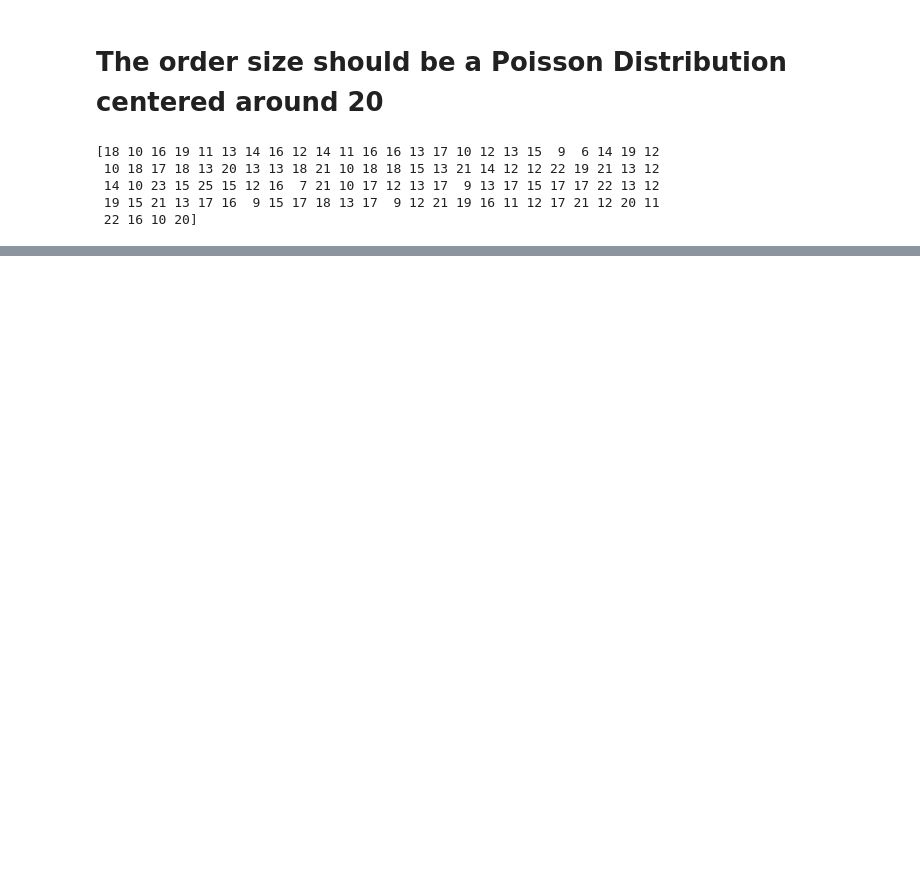
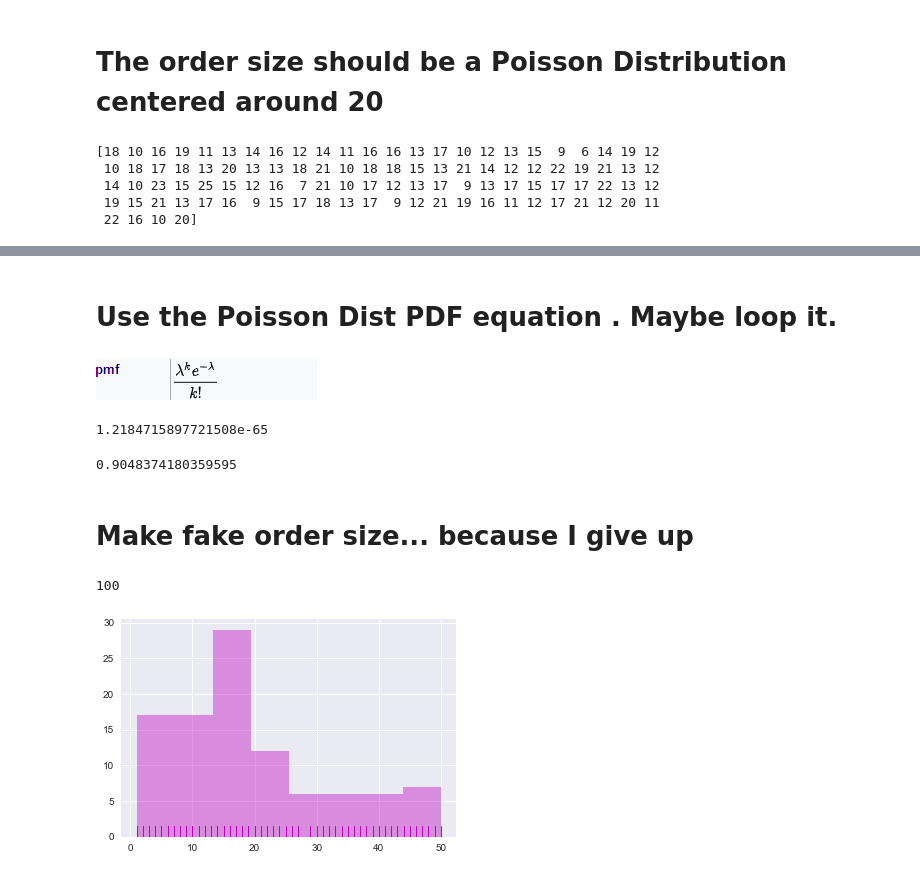
Before and after one commit to BigTerk/DSC541Lonovo, a Jupyter notebook: Lenovo.ipynb, the cells around one changed output, grey strips where cells are left out. Drawn from its saved outputs; the diff is of its cells as text; code cells hidden in the pictures; blank space fills up the shorter version.

```diff
--- a/Lenovo.ipynb
+++ b/Lenovo.ipynb
@@ -160,0 +231,30 @@ ax.set(xlabel='Poisson', ylabel='Frequency');
+# %% [markdown]
+# Use the Poisson Dist PDF equation .  Maybe loop it.
+# %% [markdown]
+![image.png](attachment:image.png)
+# %%
+lam = 5
+k = 50 #np.arange(1,50)
+p = ((lam^k)*np.exp(-lam)) / sc.special.factorial(k)
+print(p)
+# %% [output]
+1.2184715897721508e-65
+# %%
+np.exp(-.1)
+# %% [output]
+0.9048374180359595
+# %% [markdown]
+# Make fake order size... because I give up
+# %%
+Order_Size = [1,1,2,2,3,3,3,4,4,5,5,5,6,6,6,7,7,8,8,9,9,9,9,10,10,10,11,
+             11,11,12,12,13,13,13,14,14,14,14,14,15,15,15,15,15,16,
+             16,16,16,16,16,17,17,17,18,18,18,18,18,19,19,19,19,19,20,20,20,
+             20,20,20,20,21,22,23,24,25,26,27,27,29,30,31,32,33,34,35,36,37,38,39,40,41,42,43,44,45,46,47,48,49,50]
+len(Order_Size)
+# %% [output]
+100
+# %%
+#plt.xticks([0,5,10,15,20,25,30,50])
+sns.distplot(Order_Size, color="m", kde=False, rug=True);
+# %% [output]
+[figure, added]
```
Also changed, not shown: parts of 14 cells of this notebook.
